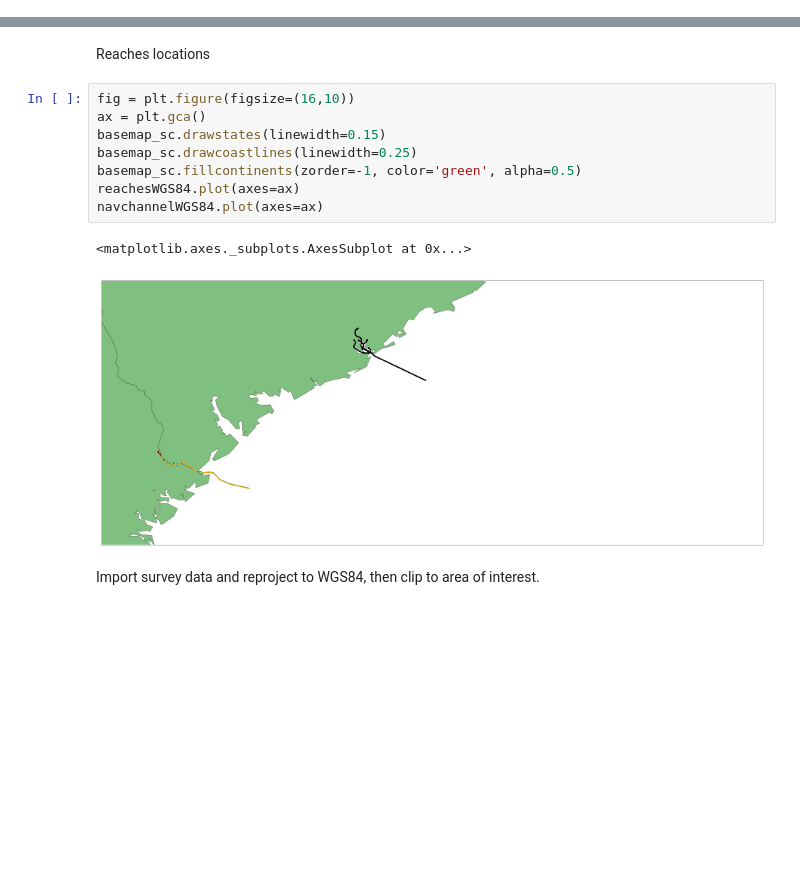
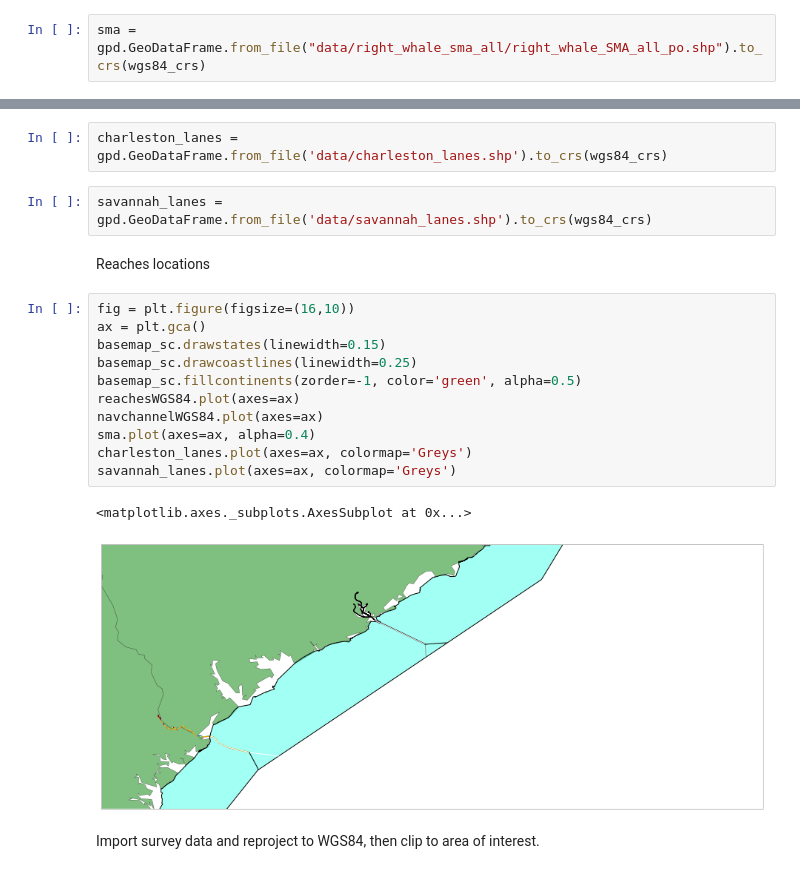
Before and after one commit to fonnesbeck/CharlestonLanesAnalysis, a Jupyter notebook: Charleston Shipping Lanes Analysis.ipynb, the cells around one changed output, grey strips where cells are left out. Saved outputs shown, nothing was run; the diff lists cells and outputs as text; blank space fills up the shorter version.

Commit message:
Updated model; added proposed lanes coverage

```diff
--- a/Charleston Shipping Lanes Analysis.ipynb
+++ b/Charleston Shipping Lanes Analysis.ipynb
@@ -87,3 +91,5 @@ reachesWGS84 = reaches.to_crs(wgs84_crs)
+# %%
+sma = gpd.GeoDataFrame.from_file("data/right_whale_sma_all/right_whale_SMA_all_po.shp").to_crs(wgs84_crs)
 # %% [markdown]
 Set up base map of SC region for visualization
 # %%
@@ -94,19 +100,26 @@ basemap_sc = Basemap(ax=None,
     urcrnrlat=33.2,
     resolution='i',
     epsg='4326')
+# %%
+charleston_lanes = gpd.GeoDataFrame.from_file('data/charleston_lanes.shp').to_crs(wgs84_crs)
+# %%
+savannah_lanes = gpd.GeoDataFrame.from_file('data/savannah_lanes.shp').to_crs(wgs84_crs)
 # %% [markdown]
 Reaches locations
 # %%
 fig = plt.figure(figsize=(16,10))
 ax = plt.gca()
 basemap_sc.drawstates(linewidth=0.15)
 basemap_sc.drawcoastlines(linewidth=0.25)
 basemap_sc.fillcontinents(zorder=-1, color='green', alpha=0.5)
 reachesWGS84.plot(axes=ax)
 navchannelWGS84.plot(axes=ax)
+sma.plot(axes=ax, alpha=0.4)
+charleston_lanes.plot(axes=ax, colormap='Greys')
+savannah_lanes.plot(axes=ax, colormap='Greys')
 # %% [output]
 <matplotlib.axes._subplots.AxesSubplot at 0x...>
-[figure, old version]
+[figure, new version]
 # %% [markdown]
 Import survey data and reproject to WGS84, then clip to area of interest.
 # %%
```
Also changed, not shown: parts of 12 cells of this notebook, 32 other files.
